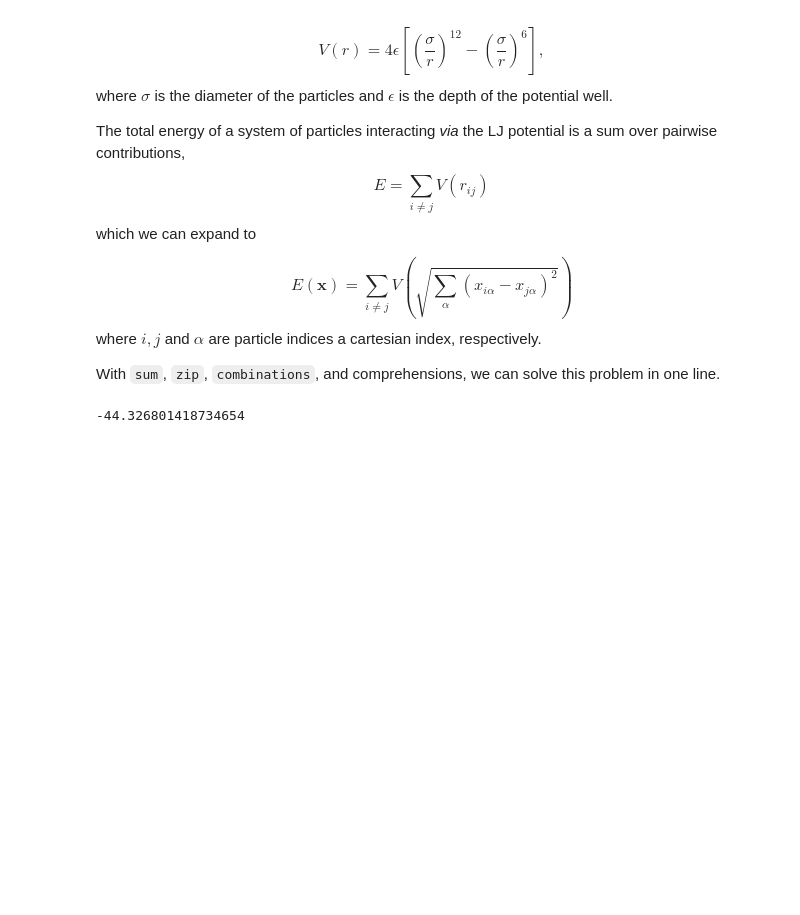
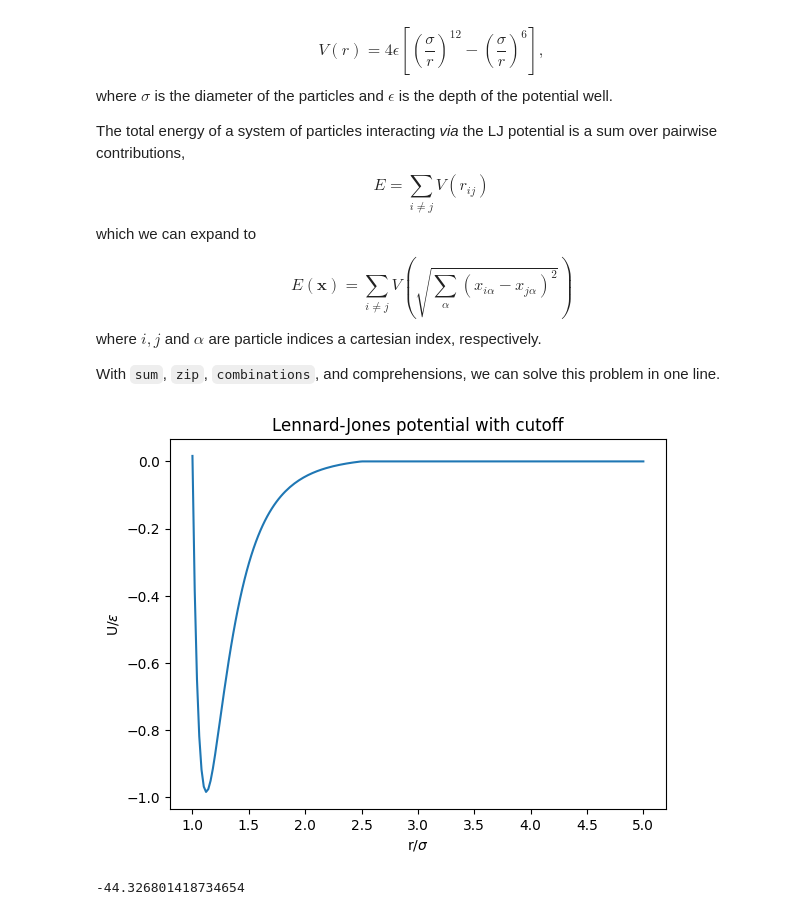
Before and after one commit to Tom20200112/comp_physics, a Jupyter notebook: Programs/compphys.ipynb, the cells around one changed output. Drawn from its saved outputs; the diff is of its cells as text; code cells hidden in the pictures; blank space fills up the shorter version.

```diff
--- a/Programs/compphys.ipynb
+++ b/Programs/compphys.ipynb
@@ -1257,39 +1257,58 @@ With `sum`, `zip`, `combinations`, and comprehensions, we can solve this problem
 from itertools import combinations
 from typing import Callable
 from math import sqrt
+import numpy as np
+import matplotlib.pyplot as plt
 
 
 def lj_potential(x: float) -> float:  # obfuscated, but fast implementation!
     r6 = 1 / x / x
     r6 *= r6 * r6
     return 4 * r6 * (r6 - 1)
+
+def lj_potential_cut(x:float)->float:
+    if x>=2.5:
+        return 0
+    else:
+        return lj_potential(x)-lj_potential(2.5)
 
 
 def pairwise_potential(potential: Callable[[float], float], xss: [[float]]) -> float:
     """
     >>> lj13 = [
     ...     [  1.0132226417,  0.3329955686,  0.1812866397],
     ...     [   0.7255989775, -0.7660449415,  0.2388625373],
     ...     [   0.7293356067, -0.2309436666, -0.7649239428],
     ...     [   0.3513618941,  0.8291166557, -0.5995702064],
     ...     [   0.3453146118, -0.0366957540,  1.0245903005],
     ...     [   0.1140240770,  0.9491685999,  0.5064104273],
     ...     [  -1.0132240213, -0.3329960305, -0.1812867552],
     ...     [  -0.1140234764, -0.9491689127, -0.5064103454],
     ...     [  -0.3513615244, -0.8291170821,  0.5995701458],
     ...     [  -0.3453152548,  0.0366956843, -1.0245902691],
     ...     [  -0.7255983925,  0.7660457628, -0.2388624662],
     ...     [  -0.7293359733,  0.2309438428,  0.7649237858],
     ...     [   0.0000008339,  0.0000002733,  0.0000001488],
     ... ]
     >>> pairwise_potential(lj_potential, lj13)
     -44.326801418734654
     """
     return sum(
         potential(
             sum((xia-xja)**2 for xia, xja in zip(xi, xj))**0.5
         ) for xi, xj in combinations(xss, 2)
     )
+
+x=np.linspace(1,5,200)
+fig, ax = plt.subplots()
+
+ax.plot(x,[lj_potential_cut(i) for i in x])
+ax.set_title("Lennard-Jones potential with cutoff")
+ax.set_xlabel("r/$\sigma$")
+ax.set_ylabel("U/$\epsilon$")
+plt.savefig("lj_cutoff.png")
+# %% [output]
+[figure, added]
 # %%
 lj13 = [
     [  1.0132226417,  0.3329955686,  0.1812866397],
```
Also changed, not shown: parts of 3 cells of this notebook, 34 other files.
